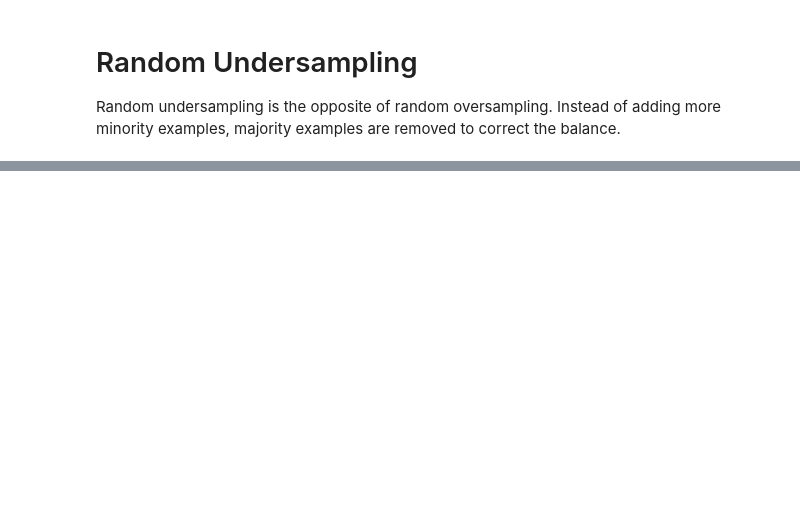
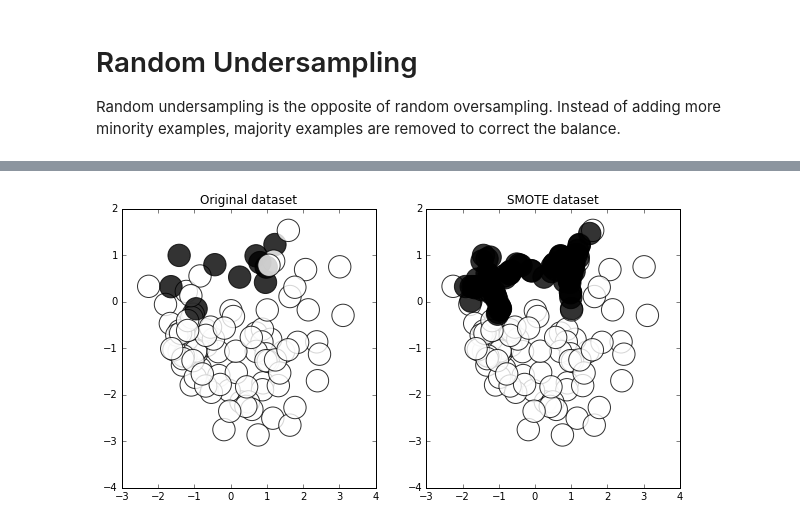
Before and after one commit to timgasser/acm_imbalanced_learning, a Jupyter notebook: acm_imbalance_sampling.ipynb, the cells around one changed output, grey strips where cells are left out. Saved outputs shown, nothing was run; the diff lists cells and outputs as text; code cells hidden in the pictures; blank space fills up the shorter version.

```diff
--- a/acm_imbalance_sampling.ipynb
+++ b/acm_imbalance_sampling.ipynb
@@ -116,0 +128,44 @@ comp_sca
+# %%
+# Split data into minority and majority example arrays
+x_min = x[y == 1]
+x_maj = x[y == 0]
+num_all = x.shape[0]
+num_min = x_min.shape[0]
+num_maj = x_maj.shape[0]
+
+# SMOTE parameters
+ratio = (num_maj / num_min) - 1 # Amount of times to replicate minority examples
+k = 5 # nearest neighbours to choose from
+
+# Generate matrix of 2-norms with # minority class rows and
+# total examples columns
+knn_dist = np.zeros((num_min, num_all))
+for x_min_idx, x_min_val in enumerate(x_min):
+    for x_idx, x_val in enumerate(x):
+        knn_dist[x_min_idx, x_idx] = np.sqrt(np.sum(np.square(x_min_val - x_val)))
+
+# Now find the k-nearest neighbours by sorting in ascending order across rows
+# and taking the first [1:k+1] entries. Entry [0] will be 0 as the minority
+# example is included in its own calculation.
+knn_sorted_idx = np.argsort(knn_dist, -1)
+knn = knn_sorted_idx[:,1:k+1]
+
+# Now until we have enough new examples
+x_smote = np.zeros((num_min * ratio, x.shape[-1]))
+for smote_run in xrange(ratio):
+    for x_min_idx, x_min_val in enumerate(x_min):
+        a = x[knn[x_min_idx, np.random.randint(k)]]
+        c = np.random.uniform()
+        new_smote = x_min_val + (c * (a - x_min_val))
+#         print 'x_min_val = {}, a = {}, c = {}, new_smote = {}'.format(x_min_val, a, c, new_smote)
+        x_smote[(smote_run*num_min) + x_min_idx] = new_smote
+
+y_smote = np.ones_like(x_smote[:,0])
+
+x_smote_out = np.vstack((x, x_smote))
+y_smote_out = np.hstack((y, y_smote))
+
+comp_scatter(x, y, 'Original dataset',
+             x_smote_out, y_smote_out, 'SMOTE dataset')
+# %% [output]
+[figure, added]
```
Also changed, not shown: parts of 10 cells of this notebook.
